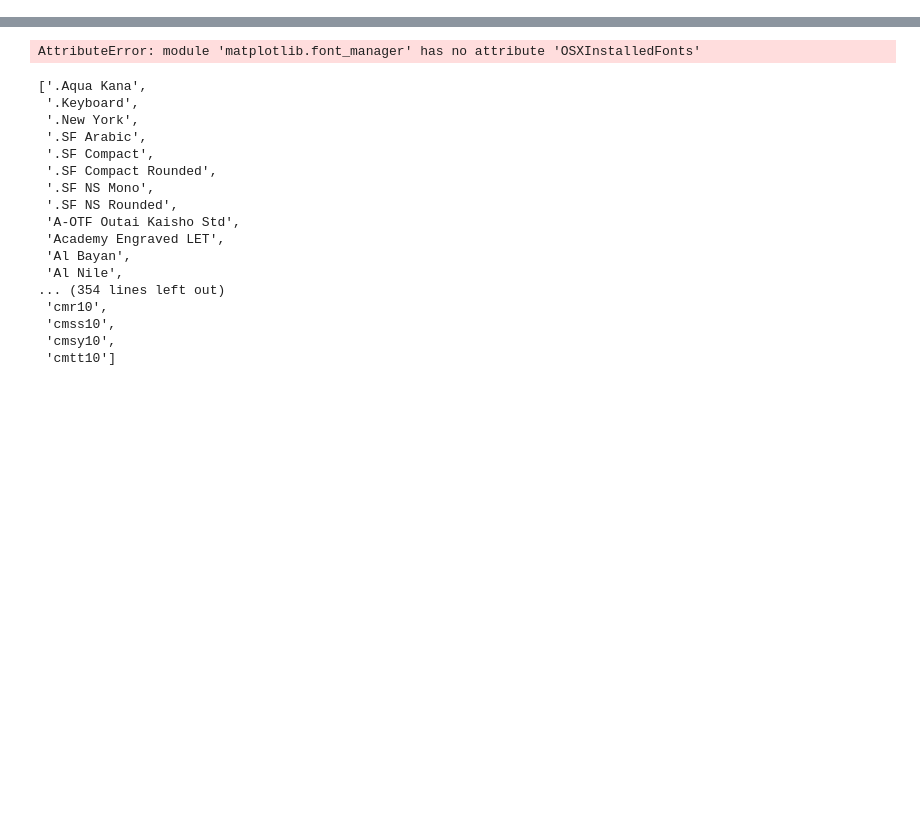
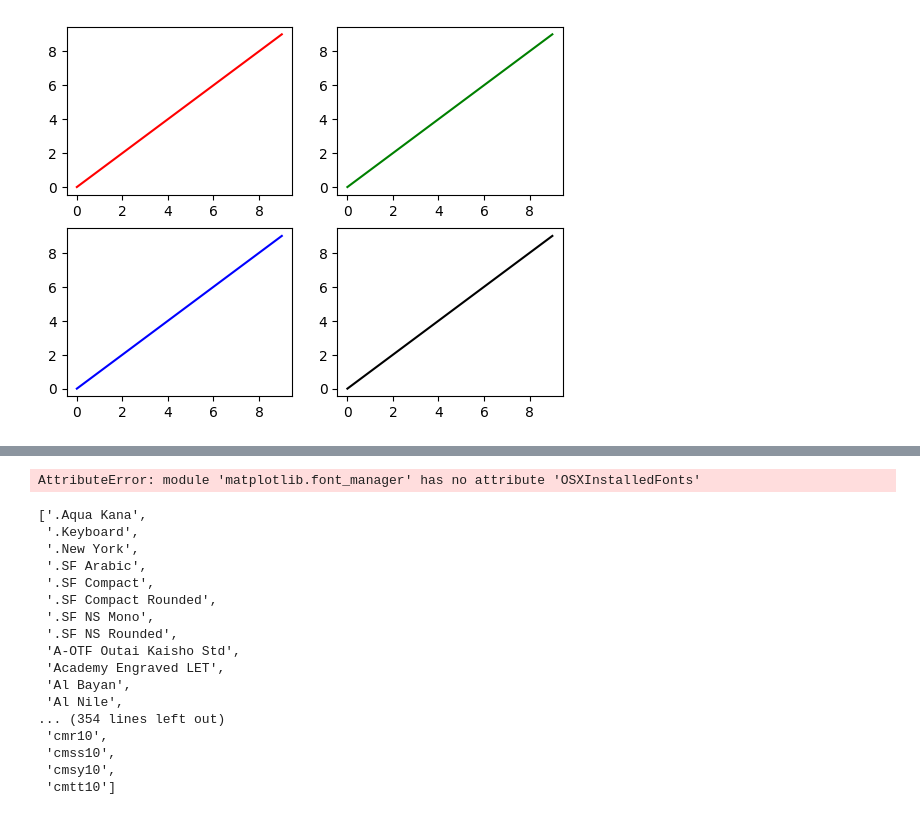
Before and after one commit to wwt-13/Notes, a Jupyter notebook: Python/plot.ipynb, the cells around one changed output, grey strips where cells are left out. Cells and saved outputs as stored; diff of their text form; code cells hidden in the pictures; blank space fills up the shorter version.

```diff
--- a/Python/plot.ipynb
+++ b/Python/plot.ipynb
@@ -27,3 +43,19 @@ plt.show(block=False)
+# %%
+fig, ax = plt.subplots(2, 2)
+
+# 在四个子图中绘制一些内容
+ax[0, 0].plot(range(10), 'r')
+ax[0, 1].plot(range(10), 'g')
+ax[1, 0].plot(range(10), 'b')
+ax[1, 1].plot(range(10), 'k')
+
+# 自动调整子图位置和尺寸
+# plt.tight_layout()
+
+# 显示图像
+plt.show()
+# %% [output]
+[figure, added]
 # %%
 plt.show()
 # %%
```
Also changed, not shown: parts of 4 cells of this notebook, 23 other files.
